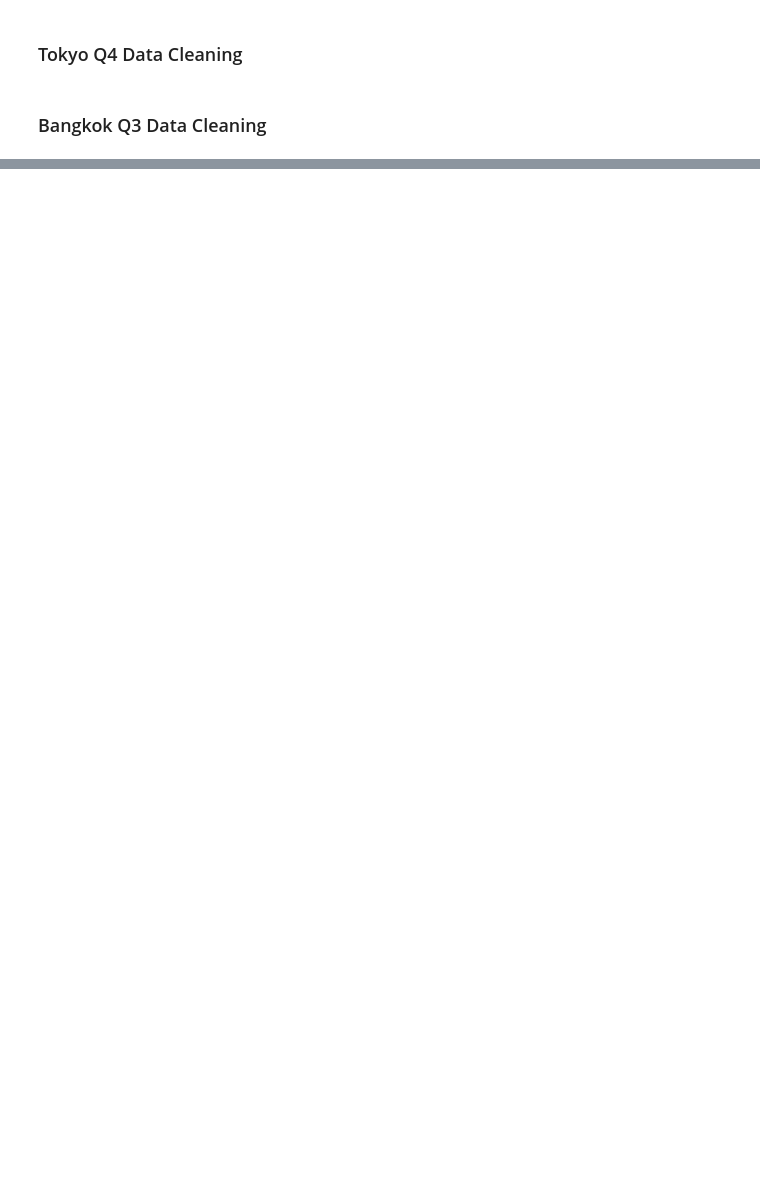
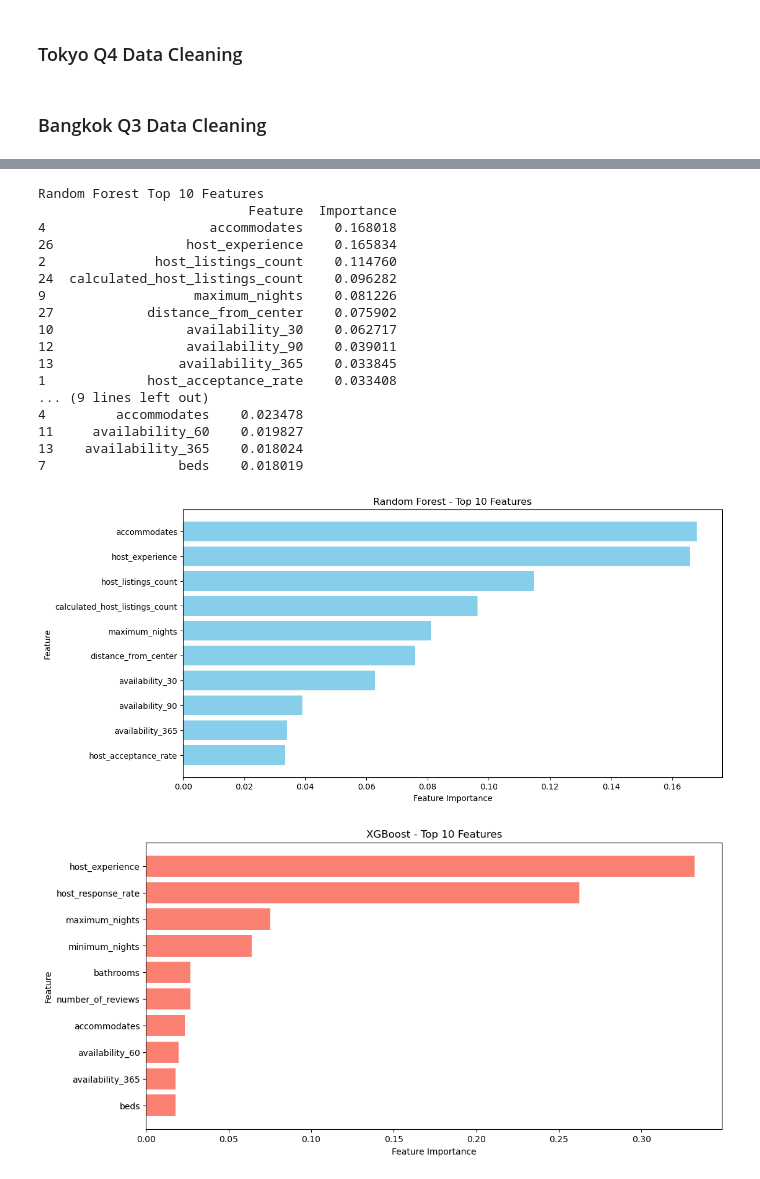
Before and after one commit to HDuo1129/Data-Analysis-3, a Jupyter notebook: Assignment 2/Assignment 2.ipynb, the cells around one changed output, grey strips where cells are left out. Cells and saved outputs as stored; diff of their text form; code cells hidden in the pictures; blank space fills up the shorter version.

Commit message:
Add Data Analysis Tokyo Q3

```diff
--- a/Assignment 2/Assignment 2.ipynb
+++ b/Assignment 2/Assignment 2.ipynb
@@ -217,0 +234,13 @@ print(Tokyo_Q3_cleaned.head())
+# %%
+numeric_features = Tokyo_Q3_cleaned.select_dtypes(include=[np.number]).columns.tolist()
+features = [col for col in numeric_features if col not in ["id", "price"]]
+Tokyo_Q3_cleaned[features] = Tokyo_Q3_cleaned[features].astype(float)
+scaler = StandardScaler()
+Tokyo_Q3_cleaned[features] = scaler.fit_transform(Tokyo_Q3_cleaned[features])
+# %%
+X = Tokyo_Q3_cleaned[features]
+y = Tokyo_Q3_cleaned["price"].fillna(Tokyo_Q3_cleaned["price"].median())
+X_train, X_test, y_train, y_test = train_test_split(X, y, test_size=0.2, random_state=42)
+
+X_train.fillna(X_train.median(), inplace=True)
+X_test.fillna(X_test.median(), inplace=True)
@@ -217,0 +337,51 @@ print(Tokyo_Q3_cleaned.head())
+# %%
+rf_model = models["Gradient Boosting"]
+xgb_model = models["XGBoost"]
+
+rf_importance = pd.DataFrame({"Feature": X.columns, "Importance": rf_model.feature_importances_})
+xgb_importance = pd.DataFrame({"Feature": X.columns, "Importance": xgb_model.feature_importances_})
+
+# Choose top 10
+rf_top10 = rf_importance.sort_values(by="Importance", ascending=False).head(10)
+xgb_top10 = xgb_importance.sort_values(by="Importance", ascending=False).head(10)
+
+print("Random Forest Top 10 Features")
+print(rf_top10)
+print("\nXGBoost Top 10 Features")
+print(xgb_top10)
+
+plt.figure(figsize=(12, 6))
+plt.barh(rf_top10["Feature"], rf_top10["Importance"], color='skyblue')
+plt.xlabel("Feature Importance")
+plt.ylabel("Feature")
+plt.title("Random Forest - Top 10 Features")
+plt.gca().invert_yaxis()
+plt.show()
+
+plt.figure(figsize=(12, 6))
+plt.barh(xgb_top10["Feature"], xgb_top10["Importance"], color='salmon')
+plt.xlabel("Feature Importance")
+plt.ylabel("Feature")
+plt.title("XGBoost - Top 10 Features")
+plt.gca().invert_yaxis()
+plt.show()
+# %% [output]
+Random Forest Top 10 Features
+                           Feature  Importance
+4                     accommodates    0.168018
+26                 host_experience    0.165834
+2              host_listings_count    0.114760
+24  calculated_host_listings_count    0.096282
+9                   maximum_nights    0.081226
+27            distance_from_center    0.075902
+10                 availability_30    0.062717
+12                 availability_90    0.039011
+13                availability_365    0.033845
+1             host_acceptance_rate    0.033408
+... (9 lines left out)
+4         accommodates    0.023478
+11     availability_60    0.019827
+13    availability_365    0.018024
+7                 beds    0.018019
+[figure, added]
+[figure, added]
```
Also changed, not shown: parts of 9 cells of this notebook.
